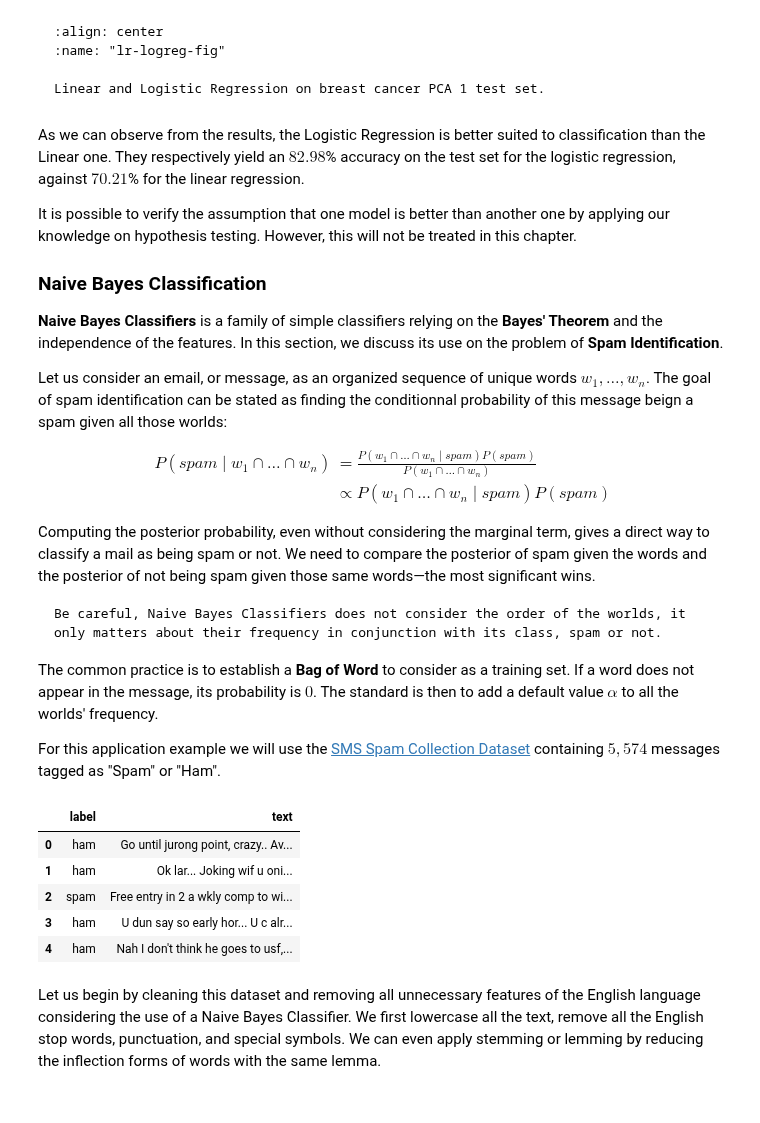
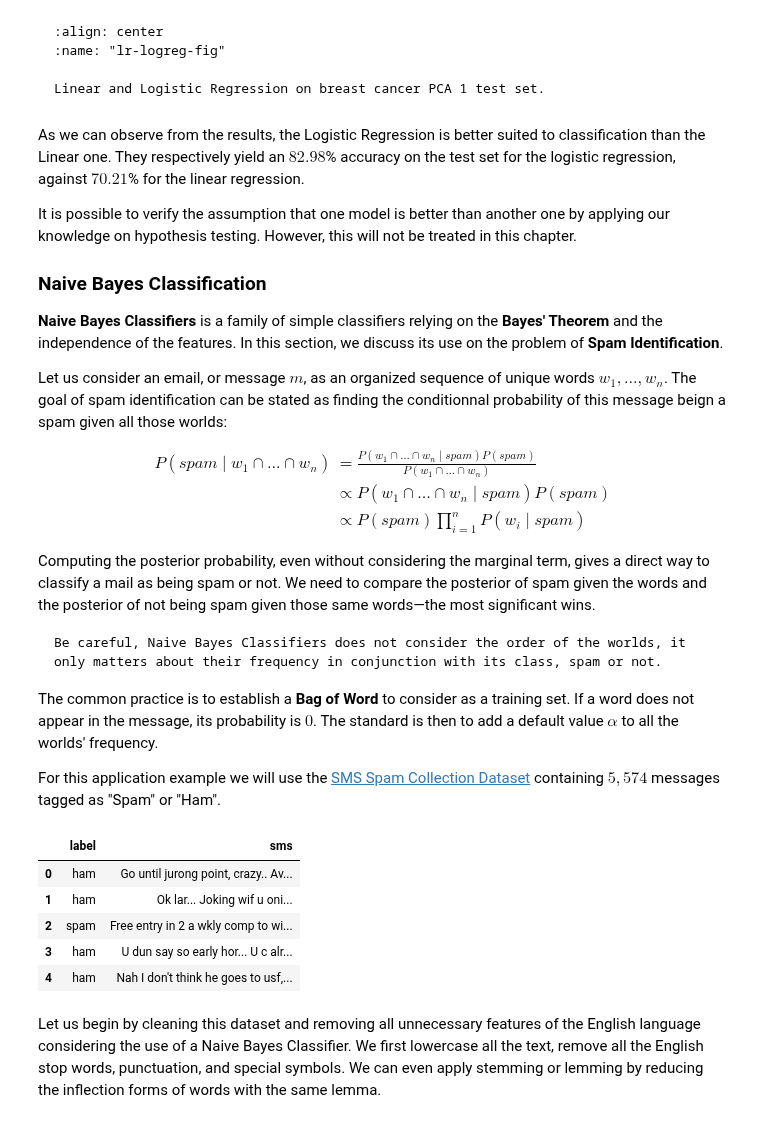
Before and after one commit to yliess86/DataDrivenScienceBook, a Jupyter notebook: data_driven_science_book/2_applied_mathematics/3_statistical_inference.ipynb, the cells around one changed output. Drawn from its saved outputs; the diff is of its cells as text; code cells hidden in the pictures.

```diff
--- a/data_driven_science_book/2_applied_mathematics/3_statistical_inference.ipynb
+++ b/data_driven_science_book/2_applied_mathematics/3_statistical_inference.ipynb
@@ -1595,12 +1595,13 @@ It is possible to verify the assumption that one model is better than another on
 
 **Naive Bayes Classifiers** is a family of simple classifiers relying on the **Bayes' Theorem** and the independence of the features. In this section, we discuss its use on the problem of **Spam Identification**.
 
-Let us consider an email, or message, as an organized sequence of unique words $w_1, \dots, w_n$. The goal of spam identification can be stated as finding the conditionnal probability of this message beign a spam given all those worlds:
+Let us consider an email, or message $m$, as an organized sequence of unique words $w_1, \dots, w_n$. The goal of spam identification can be stated as finding the conditionnal probability of this message beign a spam given all those worlds:
 
 $$
 \begin{align}
 P(spam\;|\;w_1\cap\dots\cap w_n) & = \frac{P(w_1\cap\dots\cap w_n\;|\;spam)P(spam)}{P(w_1\cap\dots\cap w_n)} \\
-                                 & \propto P(w_1\cap\dots\cap w_n\;|\;spam)P(spam)
+                                 & \propto P(w_1\cap\dots\cap w_n\;|\;spam)P(spam) \\
+                                 & \propto P(spam) \prod_{i=1}^n P(w_i\;|\;spam)
 \end{align}
 $$
 
@@ -1616,12 +1617,12 @@ For this application example we will use the [SMS Spam Collection Dataset](https
 # %%
 import pandas as pd
 
 
 df = pd.read_csv("datasets/sms_spam_dataset.csv", encoding="latin-1")
-df = df[["v1", "v2"]].rename(columns={"v1": "label", "v2": "text"})
+df = df[["v1", "v2"]].rename(columns={"v1": "label", "v2": "sms"})
 df.head()
 # %% [output]
-|  | label | text |
+|  | label | sms |
 | 0 | ham | Go until jurong point, crazy.. Av... |
 | 1 | ham | Ok lar... Joking wif u oni... |
 | 2 | spam | Free entry in 2 a wkly comp to wi... |
```
Also changed, not shown: parts of 4 cells of this notebook.
